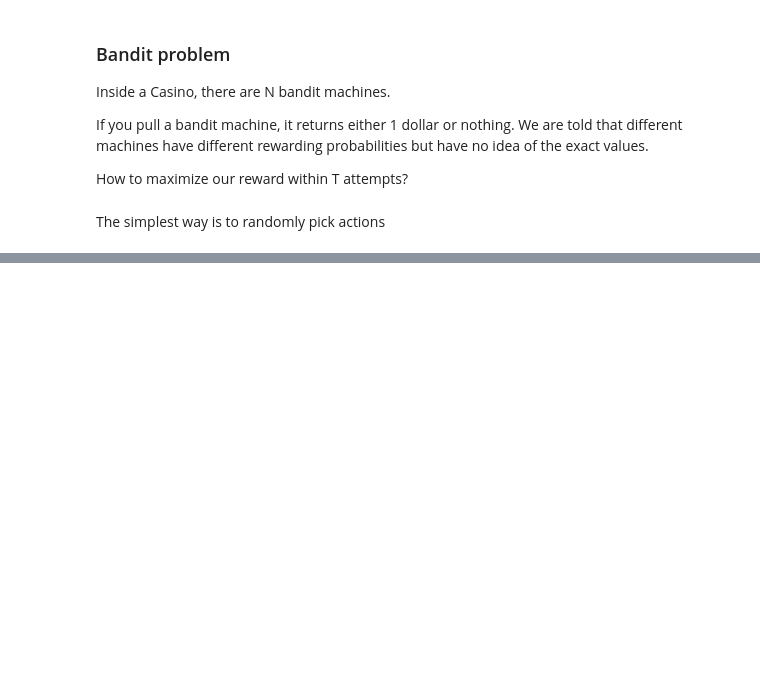
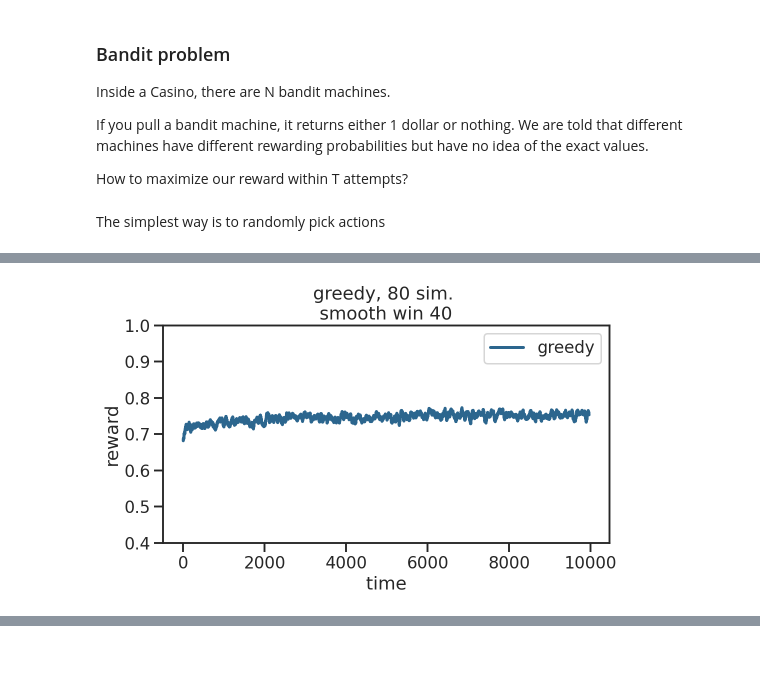
Before and after one commit to fangzefunny/Some-Topics, a Jupyter notebook: UCB.ipynb, the cells around one changed output, grey strips where cells are left out. Cells and saved outputs as stored; diff of their text form; code cells hidden in the pictures; blank space fills up the shorter version.

```diff
--- a/UCB.ipynb
+++ b/UCB.ipynb
@@ -114,0 +118,5 @@ class egreedy(rand):
+# %%
+params=[.1]
+viz_reward([greedy], [params])
+# %% [output]
+[figure, added]
```
Also changed, not shown: parts of 21 cells of this notebook.
